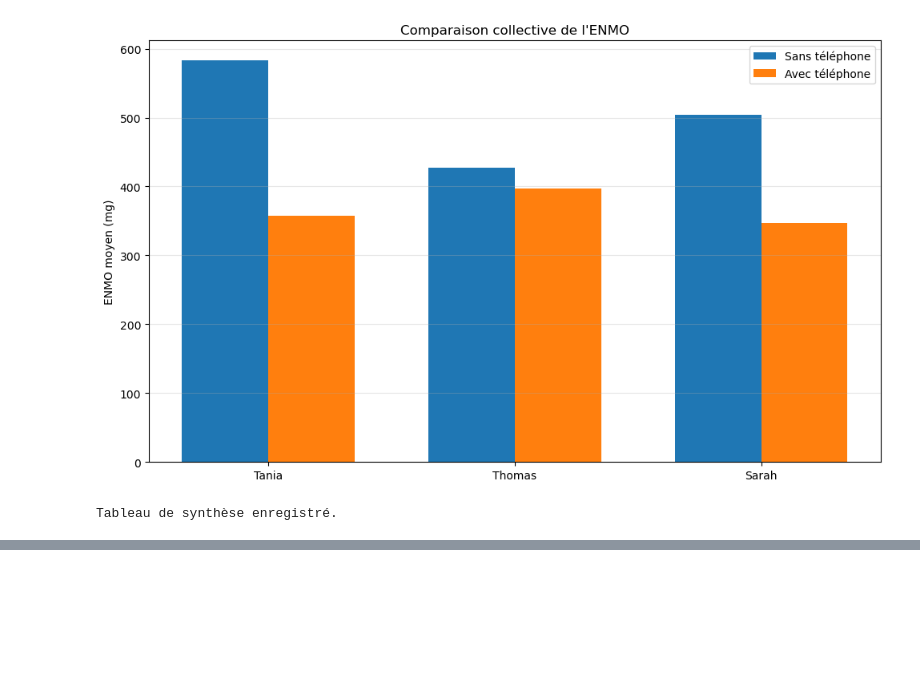
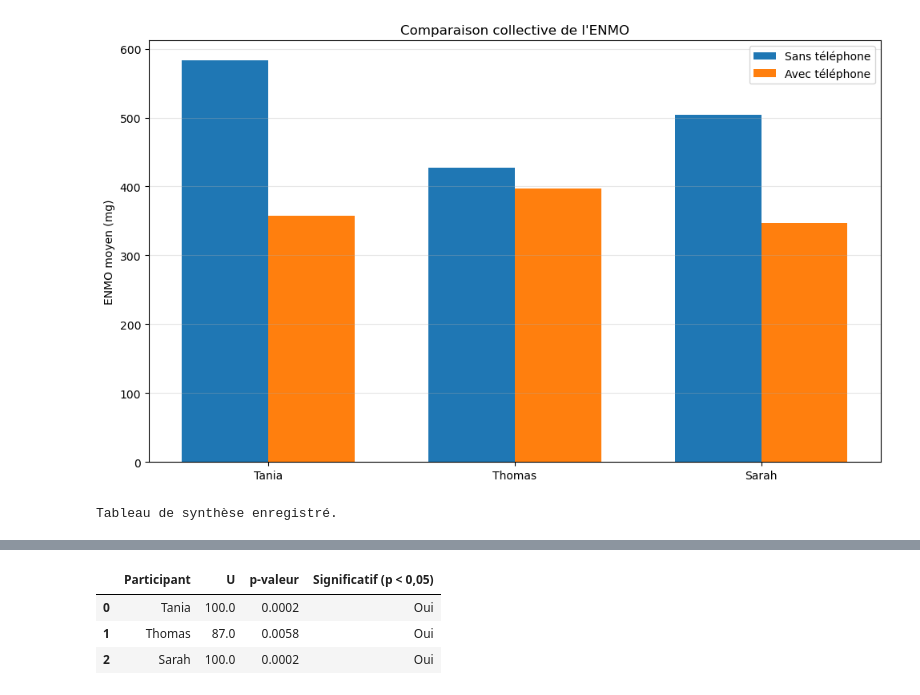
Before and after one commit to sarah-mussotte/HAH913E-2026-Projet-C, a Jupyter notebook: main.ipynb, the cells around one changed output, grey strips where cells are left out. Drawn from its saved outputs; the diff is of its cells as text; code cells hidden in the pictures; blank space fills up the shorter version.

```diff
--- a/main.ipynb
+++ b/main.ipynb
@@ -521,0 +525,25 @@ Tableau de synthèse enregistré.
+# %%
+from scipy.stats import mannwhitneyu
+
+resultats_test = []
+
+for participant in resultats:
+
+    sans = resultats[participant]["sans_tel"]["ENMO_moyen"]
+    avec = resultats[participant]["avec_tel"]["ENMO_moyen"]
+
+    stat, p_valeur = mannwhitneyu(sans, avec, alternative="two-sided")
+
+    resultats_test.append({
+        "Participant": participant,
+        "U": stat,
+        "p-valeur": round(p_valeur, 4),
+        "Significatif (p < 0,05)": "Oui" if p_valeur < 0.05 else "Non"
+    })
+
+display(pd.DataFrame(resultats_test))
+# %% [output]
+|  | Participant | U | p-valeur | Significatif (p < 0,05) |
+| 0 | Tania | 100.0 | 0.0002 | Oui |
+| 1 | Thomas | 87.0 | 0.0058 | Oui |
+| 2 | Sarah | 100.0 | 0.0002 | Oui |
```
Also changed, not shown: parts of 4 cells of this notebook.
